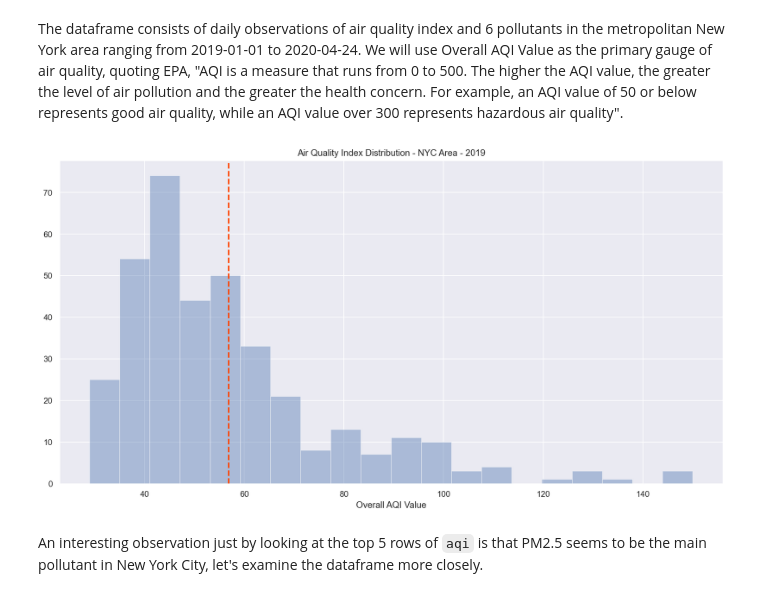
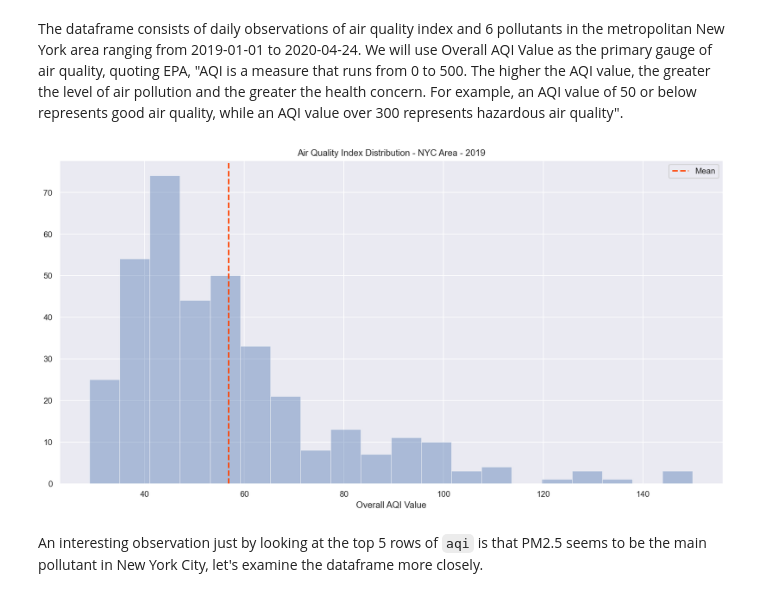
Before and after one commit to tianrunw/big-data-air-pollution, a Jupyter notebook: project/covid19_air_pollution.ipynb, the cells around one changed output. Drawn from its saved outputs; the diff is of its cells as text; code cells hidden in the pictures.

```diff
--- a/project/covid19_air_pollution.ipynb
+++ b/project/covid19_air_pollution.ipynb
@@ -56,12 +57,13 @@ The dataframe consists of daily observations of air quality index and 6 pollutan
 # %%
 # AQI distribution plot (2019)
 sns.set(color_codes=True)
 plt.figure(figsize=(16,8))
 ax = sns.distplot(aqi19['Overall AQI Value'], kde=False)
 _ = ax.axvline(aqi19['Overall AQI Value'].mean(), color='orangered', linestyle='--', lw=2, alpha=1.0)
+_ = ax.legend(['Mean'], frameon=True, framealpha=1)
 _ = ax.set_title('Air Quality Index Distribution - NYC Area - 2019')
 # %% [output]
-[figure, old version]
+[figure, new version]
 # %% [markdown]
 An interesting observation just by looking at the top 5 rows of `aqi` is that PM2.5 seems to be the main pollutant in New York City, let's examine the dataframe more closely.
 # %%
```
Also changed, not shown: parts of 40 cells of this notebook, 1 other file.
